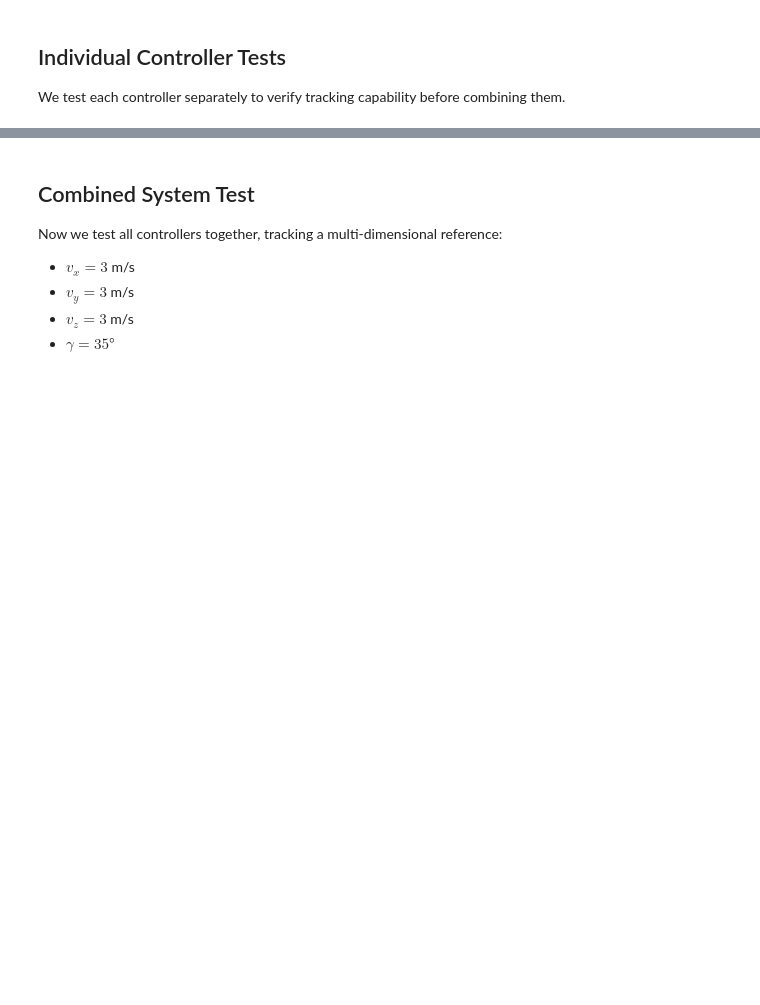
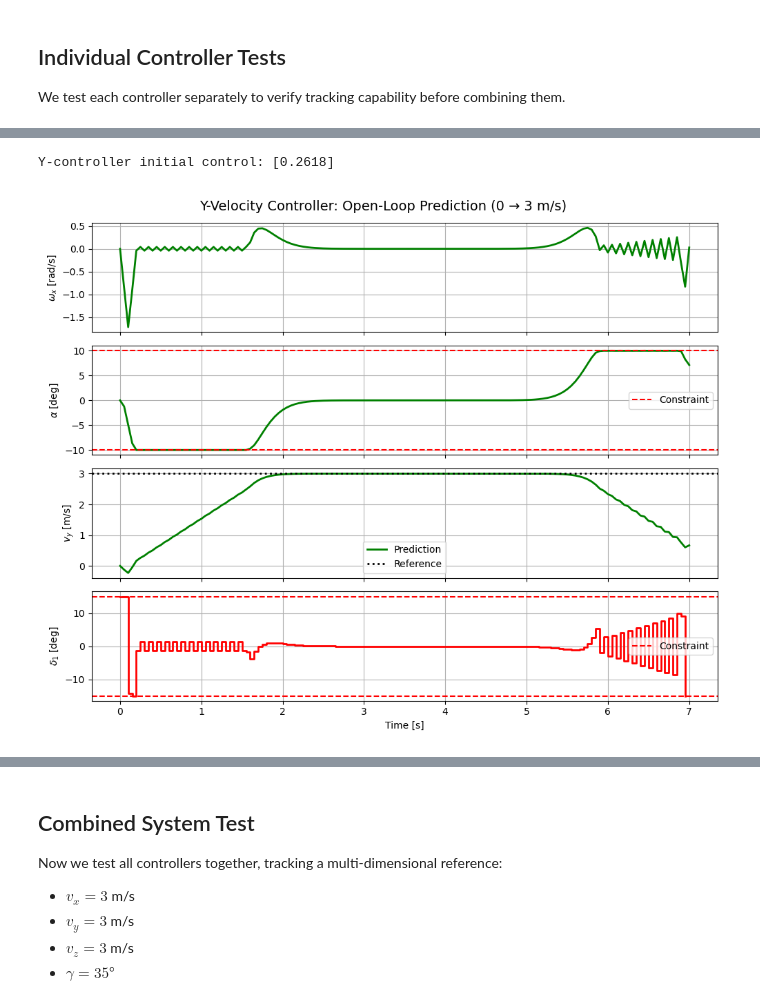
Before and after one commit to yanno27/MPC, a Jupyter notebook: project/Deliverable_3_2/Deliverable_3_2_Claude.ipynb, the cells around one changed output, grey strips where cells are left out. Saved outputs shown, nothing was run; the diff lists cells and outputs as text; code cells hidden in the pictures; blank space fills up the shorter version.

```diff
--- a/project/Deliverable_3_2/Deliverable_3_2_Claude.ipynb
+++ b/project/Deliverable_3_2/Deliverable_3_2_Claude.ipynb
@@ -95,3 +227,51 @@ We test each controller separately to verify tracking capability before combinin
+# %%
+# Test Y-velocity controller open-loop: 0 -> 3 m/s
+x0_y_ol = xs[mpc.mpc_y.x_ids].copy()
+x_ref_y_ol = xs.copy()
+x_ref_y_ol[mpc.mpc_y.x_ids[2]] = 3.0  # vy = 3 m/s
+
+u0_y, x_traj_y, u_traj_y = mpc.mpc_y.get_u(x0_y_ol, x_target=x_ref_y_ol)
+
+print(f"Y-controller initial control: {u0_y}")
+
+# Plot open-loop prediction
+fig, axes = plt.subplots(4, 1, figsize=(10, 8), sharex=True)
+fig.suptitle('Y-Velocity Controller: Open-Loop Prediction (0 → 3 m/s)', fontsize=14)
+
+t_ol = np.arange(x_traj_y.shape[1]) * Ts
+
+axes[0].plot(t_ol, x_traj_y[0, :], 'g-', linewidth=2)
+axes[0].set_ylabel(r'$\omega_x$ [rad/s]')
+axes[0].grid(True)
+
+axes[1].plot(t_ol, np.rad2deg(x_traj_y[1, :]), 'g-', linewidth=2)
+axes[1].axhline(y=10, color='r', linestyle='--', label='Constraint')
+axes[1].axhline(y=-10, color='r', linestyle='--')
+axes[1].set_ylabel(r'$\alpha$ [deg]')
+axes[1].legend()
+axes[1].grid(True)
+
+axes[2].plot(t_ol, x_traj_y[2, :], 'g-', linewidth=2, label='Prediction')
+axes[2].axhline(y=3.0, color='k', linestyle=':', linewidth=2, label='Reference')
+axes[2].set_ylabel(r'$v_y$ [m/s]')
+axes[2].legend()
+axes[2].grid(True)
+
+t_u = np.arange(u_traj_y.shape[1]) * Ts
+axes[3].step(t_u, np.rad2deg(u_traj_y[0, :]), 'r-', linewidth=2, where='post')
+axes[3].axhline(y=15, color='r', linestyle='--', label='Constraint')
+axes[3].axhline(y=-15, color='r', linestyle='--')
+axes[3].set_ylabel(r'$\delta_1$ [deg]')
+axes[3].set_xlabel('Time [s]')
+axes[3].legend()
+axes[3].grid(True)
+
+plt.tight_layout()
+plt.savefig('deliverable_3_2_y_openloop.png', dpi=150, bbox_inches='tight')
+plt.show()
+# %% [output]
+Y-controller initial control: [0.2618]
+[figure, added]
 # %%
 # Test X-velocity tracking: 0 -> 3 m/s
 x0_x = xs.copy()
```
Also changed, not shown: parts of 10 cells of this notebook.
